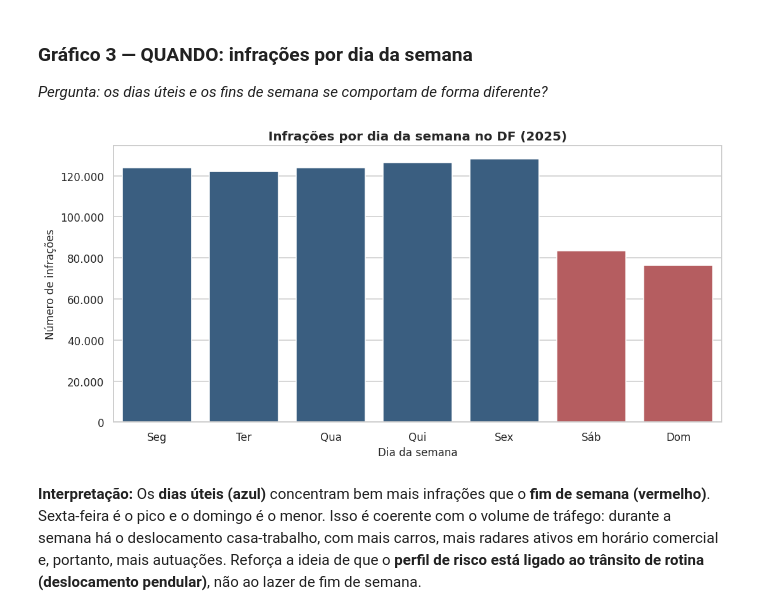
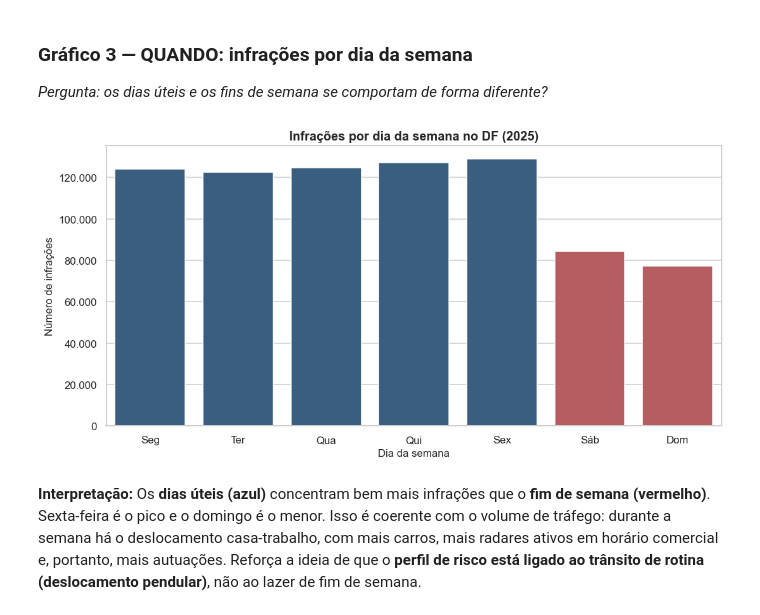
Before and after one commit to Kauan9r7/Ciencias_de_Dados_projetos, a Jupyter notebook: trabalho_final/analise.ipynb, the cells around one changed output. Drawn from its saved outputs; the diff is of its cells as text; code cells hidden in the pictures.

```diff
--- a/trabalho_final/analise.ipynb
+++ b/trabalho_final/analise.ipynb
@@ -378,20 +206,20 @@ plt.show()
 # %%
 ordem_dias = ["segunda-feira", "terca-feira", "quarta-feira", "quinta-feira",
               "sexta-feira", "sabado", "domingo"]
 rotulo_dias = ["Seg", "Ter", "Qua", "Qui", "Sex", "Sáb", "Dom"]
-por_dia = df_limpo["dia_da_semana"].value_counts().reindex(ordem_dias)
+por_dia = df["dia_da_semana"].value_counts().reindex(ordem_dias)
 
 cores = [COR]*5 + ["#C44E52"]*2  # destaca fim de semana
 fig, ax = plt.subplots(figsize=(10, 5))
 sns.barplot(x=rotulo_dias, y=por_dia.values, palette=cores, hue=rotulo_dias, legend=False, ax=ax)
 ax.set_title("Infrações por dia da semana no DF (2025)")
 ax.set_xlabel("Dia da semana")
 ax.set_ylabel("Número de infrações")
 ax.yaxis.set_major_formatter(mticker.FuncFormatter(lambda y, _: f"{int(y):,}".replace(",", ".")))
 plt.tight_layout()
 plt.show()
 # %% [output]
-[figure, old version]
+[figure, new version]
 # %% [markdown]
 **Interpretação:** Os **dias úteis (azul)** concentram bem mais infrações que o **fim de semana (vermelho)**. Sexta-feira é o pico e o domingo é o menor. Isso é coerente com o volume de tráfego: durante a semana há o deslocamento casa-trabalho, com mais carros, mais radares ativos em horário comercial e, portanto, mais autuações. Reforça a ideia de que o **perfil de risco está ligado ao trânsito de rotina (deslocamento pendular)**, não ao lazer de fim de semana.
 # %% [markdown]
```
Also changed, not shown: parts of 36 cells of this notebook, 8 other files.
